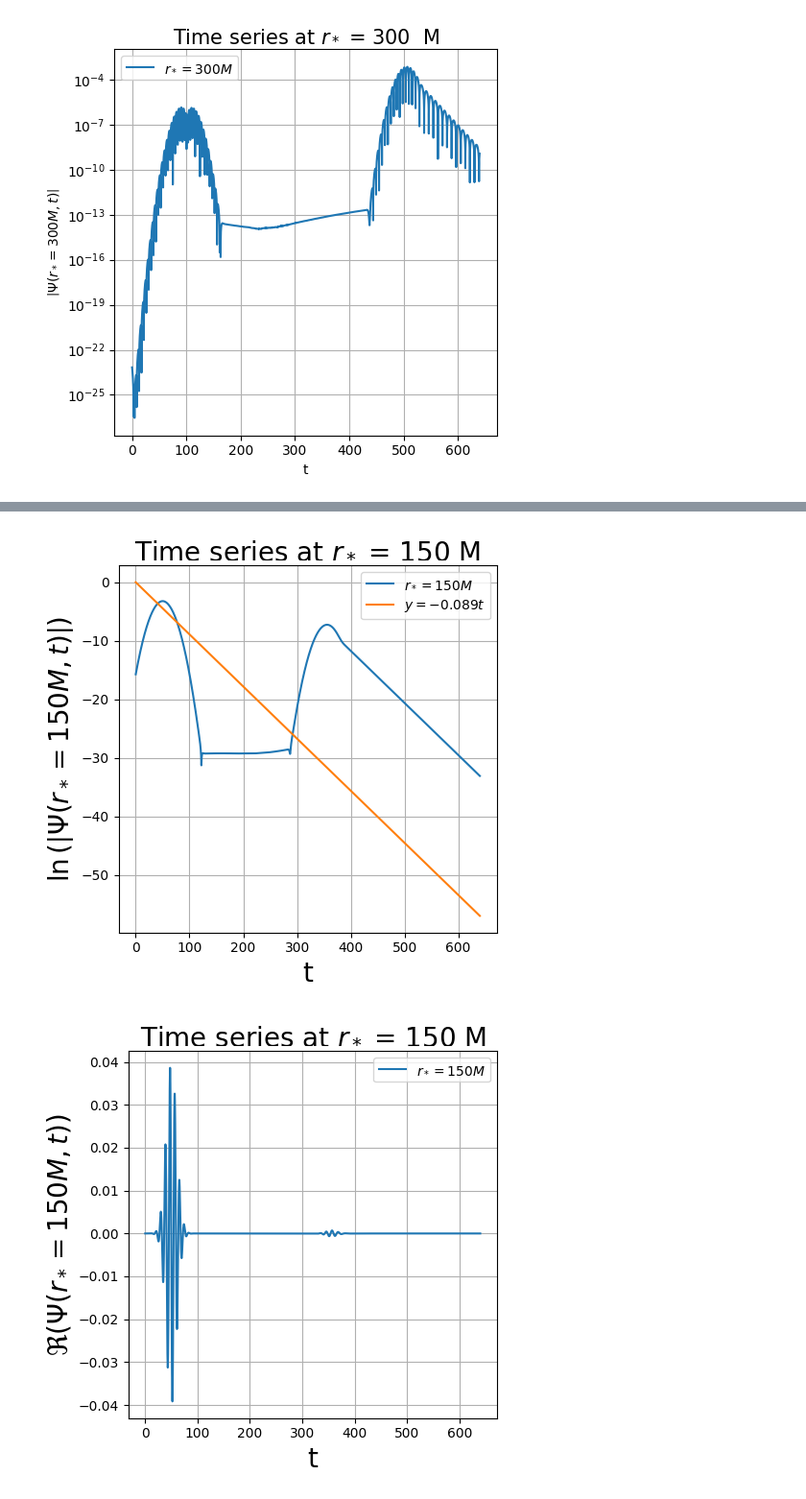
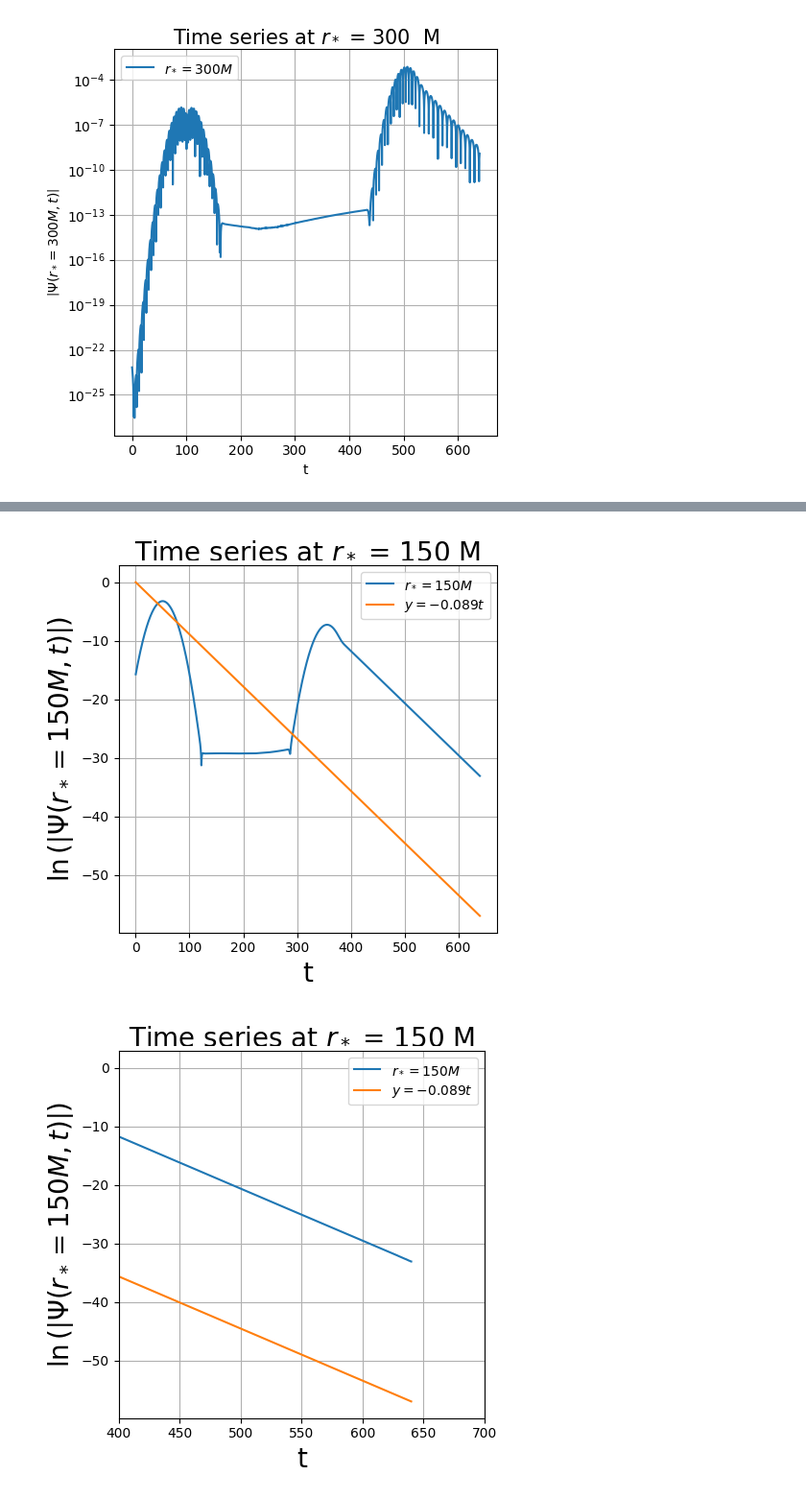
Before and after one commit to dakeerie/MSci-Project, a Jupyter notebook: Results.ipynb, the cells around one changed output, grey strips where cells are left out. Shown at 96% size. Drawn from its saved outputs; the diff is of its cells as text; code cells hidden in the pictures.

Commit message:
Implemented straight line fits to determine the decay constant and oscillation of the linearised time series. Need to fix fits in Cartesian space

```diff
--- a/Results.ipynb
+++ b/Results.ipynb
@@ -198,7 +198,20 @@ plt.xlabel('t', fontsize = 20)
 plt.ylabel(rf'$\ln \left(\left| \Psi (r_*={extraction_radii[1]} M, t) \right| \right)$', fontsize = 20)
 plt.title(rf'Time series at $r_*$ = {extraction_radii[1]} M', fontsize = 20)
 # plt.yscale('log')
-# plt.xlim(300, 700)
+# plt.xlim(400, 700)
+# plt.ylim(-1e-2, 1e-2)
+plt.legend()
+plt.grid()
+plt.tight_layout()
+
+plt.figure(figsize = (5, 5))
+plt.plot(times, np.log(np.abs(qnm_ts)), label = rf'$r_* = {extraction_radii[1]} M$')
+plt.plot(times, -0.089*times, label = r'$y = -0.089 t$')
+plt.xlabel('t', fontsize = 20)
+plt.ylabel(rf'$\ln \left(\left| \Psi (r_*={extraction_radii[1]} M, t) \right| \right)$', fontsize = 20)
+plt.title(rf'Time series at $r_*$ = {extraction_radii[1]} M', fontsize = 20)
+# plt.yscale('log')
+plt.xlim(400, 700)
 # plt.ylim(-1e-2, 1e-2)
 plt.legend()
 plt.grid()
@@ -216,31 +229,31 @@ plt.grid()
 plt.tight_layout()
 
 plt.figure(figsize = (5, 5))
 plt.plot(times, np.unwrap(np.angle(qnm_ts)), label = rf'$r_* = {extraction_radii[1]} M$')
 plt.plot(times, -0.3737*times, label = r'$y = - 0.3737 t$')
 plt.xlabel('t', fontsize = 20)
 plt.ylabel(rf'$\arg (\Psi (r_*={extraction_radii[1]} M, t))$', fontsize = 20)
 plt.title(rf'ANGLE UNWRAP Time series at $r_*$ = {extraction_radii[1]} M', fontsize = 20)
 # plt.xlim(300, 700)
 # plt.ylim(-1e-2, 1e-2)
 plt.legend()
 plt.grid()
 plt.tight_layout()
 plt.show()
 
 # plt.figure(figsize = (5, 5))
 # plt.plot(times, (np.abs(np.log(extraction)))**2, label = rf'$r_* = {x} M$')
 # plt.plot(times[idx_t:], quadratic(times[idx_t:], 0.931, 12.6, 50, 300), label = 'Quadratic fit')
 # plt.xlabel('t', fontsize = 10)
 # plt.ylabel(rf'$\Psi (r_*={x} M, t)$', fontsize = 10)
 # plt.title(rf'OWN WORKING Time series at $r_*$ = {x} M', fontsize = 15)
 # # plt.xlim(300, 400)
 # # plt.ylim(0, 400)
 # plt.legend()
 # plt.grid()
 # plt.tight_layout()
 # plt.show()
 # %% [output]
 [figure]
 [figure]
-[figure, old version]
+[figure, new version]
```
Also changed, not shown: parts of 9 cells of this notebook.
